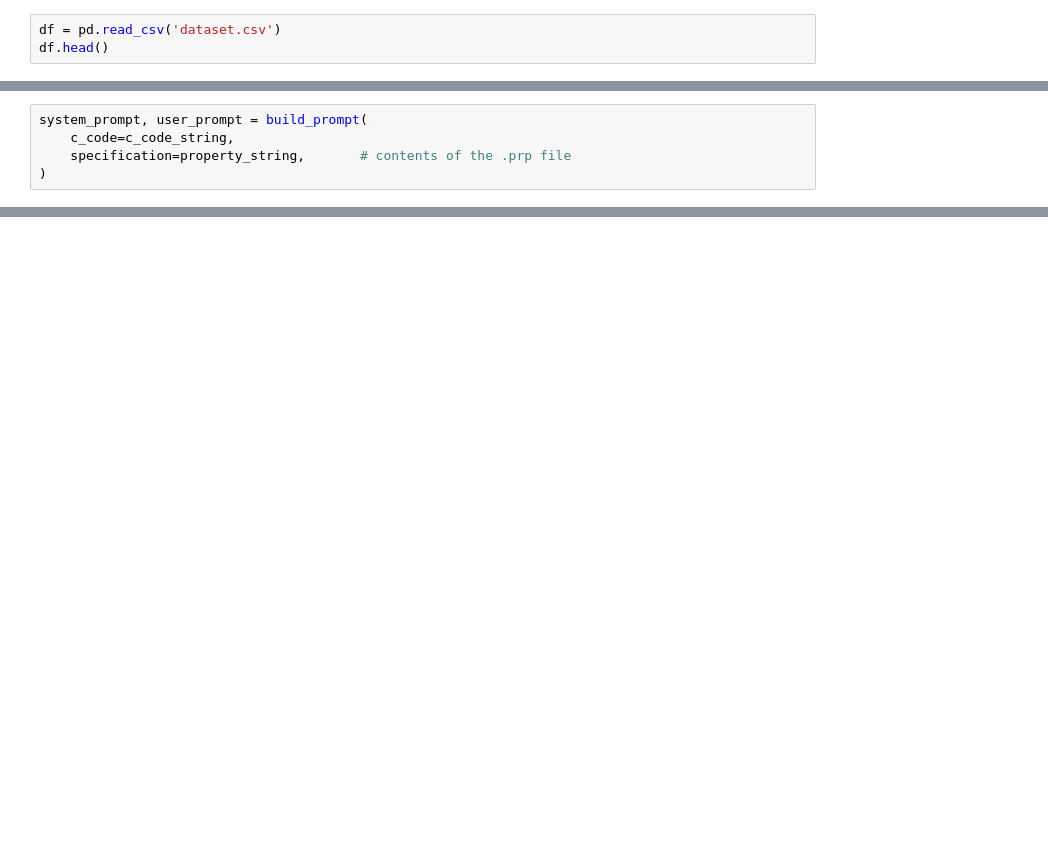
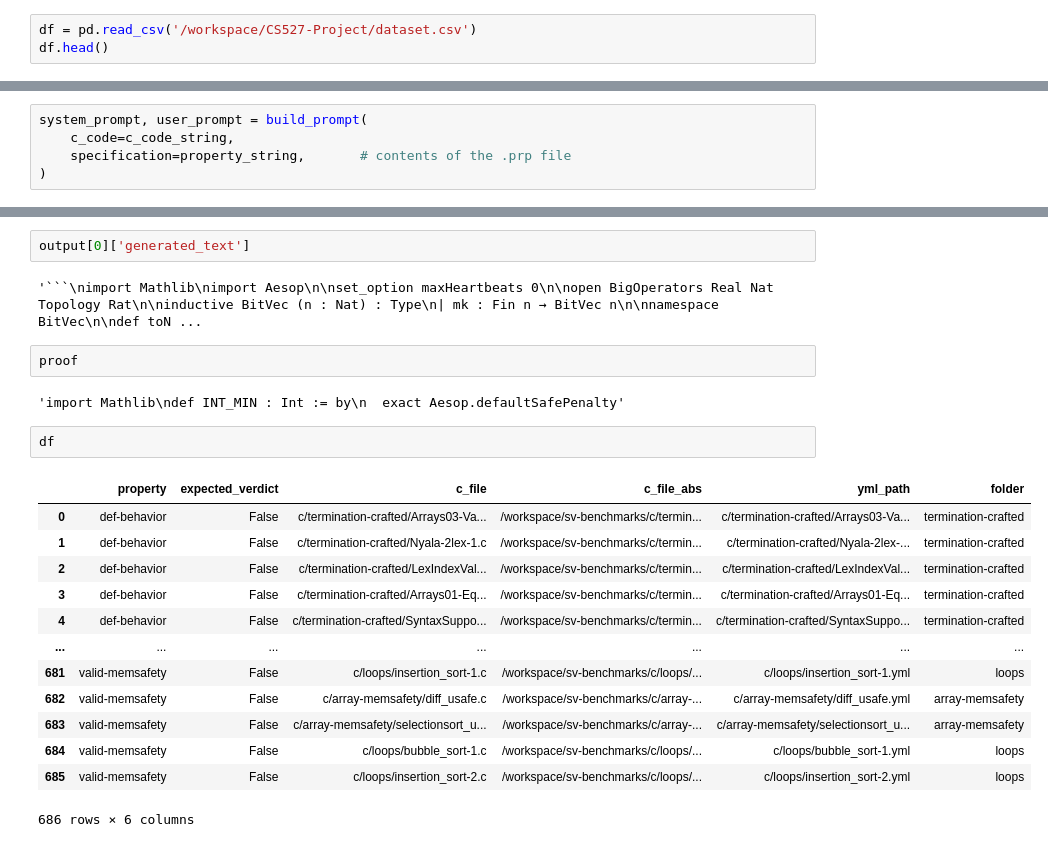
Before and after one commit to venkat0011/CS527-Project, a Jupyter notebook: testing.ipynb, the cells around one changed output, grey strips where cells are left out. Saved outputs shown, nothing was run; the diff lists cells and outputs as text; blank space fills up the shorter version.

````diff
--- a/testing.ipynb
+++ b/testing.ipynb
@@ -28,7 +61,7 @@ Both `max_new_tokens` (=256) and `max_length`(=20) seem to have been set. `max_n
 # %%
 import pandas as pd
 # %%
-df = pd.read_csv('dataset.csv')
+df = pd.read_csv('/workspace/CS527-Project/dataset.csv')
 df.head()
 # %% [output]
 |  | property | expected_verdict | c_file | c_file_abs | yml_path | folder |
@@ -102,0 +384,24 @@ def main_lean : IO Unit := do
+# %%
+output[0]['generated_text']
+# %% [output]
+'```\nimport Mathlib\nimport Aesop\n\nset_option maxHeartbeats 0\n\nopen BigOperators Real Nat Topology Rat\n\ninductive BitVec (n : Nat) : Type\n| mk : Fin n → BitVec n\n\nnamespace BitVec\n\ndef toN ...
+# %%
+proof
+# %% [output]
+'import Mathlib\ndef INT_MIN : Int := by\n  exact Aesop.defaultSafePenalty'
+# %%
+df
+# %% [output]
+|  | property | expected_verdict | c_file | c_file_abs | yml_path | folder |
+| 0 | def-behavior | False | c/termination-crafted/Arrays03-Va... | /workspace/sv-benchmarks/c/termin... | c/termination-crafted/Arrays03-Va... | termination-crafted |
+| 1 | def-behavior | False | c/termination-crafted/Nyala-2lex-1.c | /workspace/sv-benchmarks/c/termin... | c/termination-crafted/Nyala-2lex-... | termination-crafted |
+| 2 | def-behavior | False | c/termination-crafted/LexIndexVal... | /workspace/sv-benchmarks/c/termin... | c/termination-crafted/LexIndexVal... | termination-crafted |
+| 3 | def-behavior | False | c/termination-crafted/Arrays01-Eq... | /workspace/sv-benchmarks/c/termin... | c/termination-crafted/Arrays01-Eq... | termination-crafted |
+| 4 | def-behavior | False | c/termination-crafted/SyntaxSuppo... | /workspace/sv-benchmarks/c/termin... | c/termination-crafted/SyntaxSuppo... | termination-crafted |
+| ... | ... | ... | ... | ... | ... | ... |
+| 681 | valid-memsafety | False | c/loops/insertion_sort-1.c | /workspace/sv-benchmarks/c/loops/... | c/loops/insertion_sort-1.yml | loops |
+| 682 | valid-memsafety | False | c/array-memsafety/diff_usafe.c | /workspace/sv-benchmarks/c/array-... | c/array-memsafety/diff_usafe.yml | array-memsafety |
+| 683 | valid-memsafety | False | c/array-memsafety/selectionsort_u... | /workspace/sv-benchmarks/c/array-... | c/array-memsafety/selectionsort_u... | array-memsafety |
+| 684 | valid-memsafety | False | c/loops/bubble_sort-1.c | /workspace/sv-benchmarks/c/loops/... | c/loops/bubble_sort-1.yml | loops |
+| 685 | valid-memsafety | False | c/loops/insertion_sort-2.c | /workspace/sv-benchmarks/c/loops/... | c/loops/insertion_sort-2.yml | loops |
+686 rows × 6 columns
````
Also changed, not shown: parts of 23 cells of this notebook.
